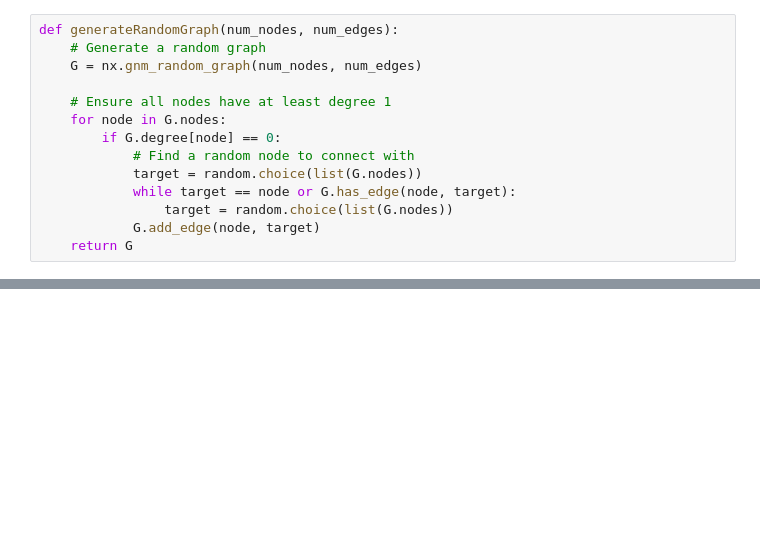
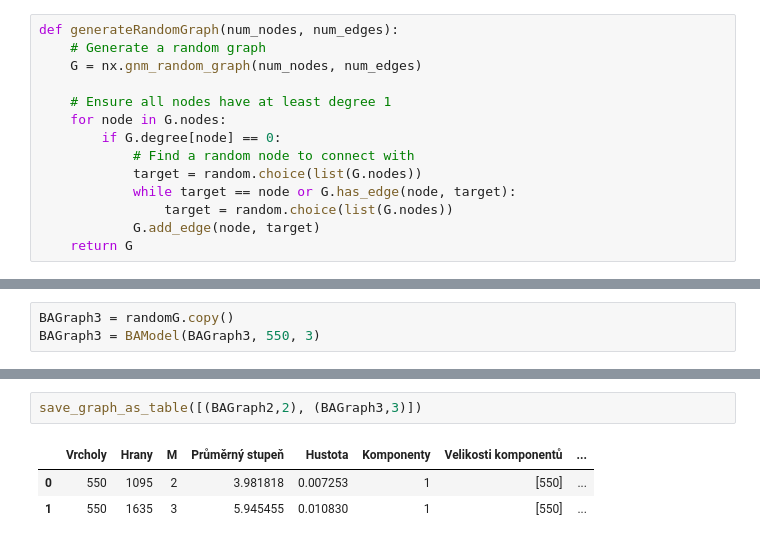
Before and after one commit to BoushiSeikatsu/MAS, a Jupyter notebook: cviko7.ipynb, the cells around one changed output, grey strips where cells are left out. Saved outputs shown, nothing was run; the diff lists cells and outputs as text; blank space fills up the shorter version.

```diff
--- a/cviko7.ipynb
+++ b/cviko7.ipynb
@@ -46,0 +125,3 @@ def BAModel(G : nx.Graph, n, m):
+# %%
+BAGraph3 = randomG.copy()
+BAGraph3 = BAModel(BAGraph3, 550, 3)
@@ -46,0 +202,6 @@ def BAModel(G : nx.Graph, n, m):
+# %%
+save_graph_as_table([(BAGraph2,2), (BAGraph3,3)])
+# %% [output]
+|  | Vrcholy | Hrany | M | Průměrný stupeň | Hustota | Komponenty | Velikosti komponentů | ... |
+| 0 | 550 | 1095 | 2 | 3.981818 | 0.007253 | 1 | [550] | ... |
+| 1 | 550 | 1635 | 3 | 5.945455 | 0.010830 | 1 | [550] | ... |
```
Also changed, not shown: parts of 10 cells of this notebook, 4 other files.
